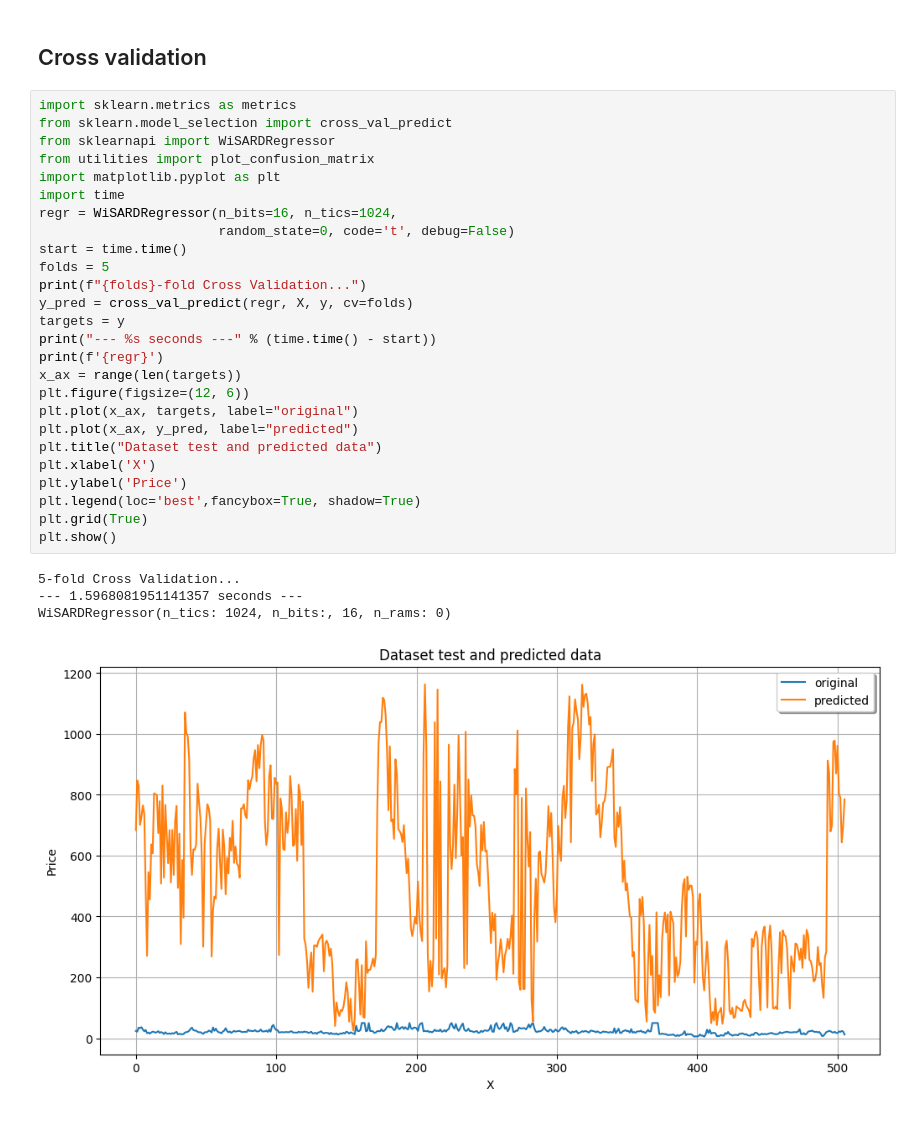
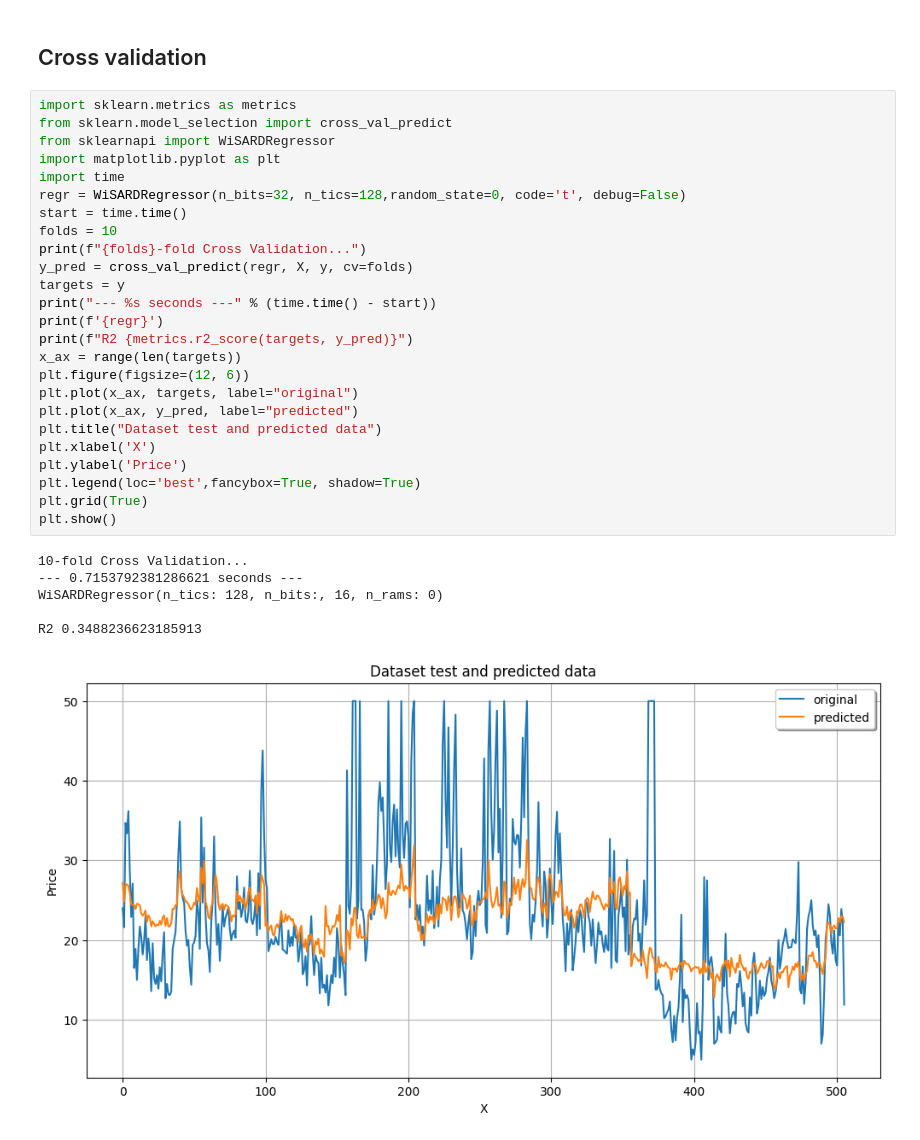
Before and after one commit to giordamaug/WisardLib4Python, a Jupyter notebook: test_regressor.ipynb, the cells around one changed output. Saved outputs shown, nothing was run; the diff lists cells and outputs as text.

```diff
--- a/test_regressor.ipynb
+++ b/test_regressor.ipynb
@@ -52,31 +36,32 @@ array([24. , 21.6, 34.7, 33.4, 36.2, 28.7, 22.9, 27.1, 16.5, 18.9, 15. ,
 # %%
 import sklearn.metrics as metrics
 from sklearn.model_selection import cross_val_predict
 from sklearnapi import WiSARDRegressor
-from utilities import plot_confusion_matrix
 import matplotlib.pyplot as plt
 import time
-regr = WiSARDRegressor(n_bits=16, n_tics=1024,
-                       random_state=0, code='t', debug=False)
+regr = WiSARDRegressor(n_bits=32, n_tics=128,random_state=0, code='t', debug=False)
 start = time.time()
-folds = 5
+folds = 10
 print(f"{folds}-fold Cross Validation...")
 y_pred = cross_val_predict(regr, X, y, cv=folds)
 targets = y
 print("--- %s seconds ---" % (time.time() - start))
 print(f'{regr}')
+print(f"R2 {metrics.r2_score(targets, y_pred)}")
 x_ax = range(len(targets))
 plt.figure(figsize=(12, 6))
 plt.plot(x_ax, targets, label="original")
 plt.plot(x_ax, y_pred, label="predicted")
 plt.title("Dataset test and predicted data")
 plt.xlabel('X')
 plt.ylabel('Price')
 plt.legend(loc='best',fancybox=True, shadow=True)
 plt.grid(True)
 plt.show()
 # %% [output]
-5-fold Cross Validation...
---- 1.5968081951141357 seconds ---
-WiSARDRegressor(n_tics: 1024, n_bits:, 16, n_rams: 0)
+10-fold Cross Validation...
+--- 0.7153792381286621 seconds ---
+WiSARDRegressor(n_tics: 128, n_bits:, 16, n_rams: 0)
+
+R2 0.3488236623185913
-[figure, old version]
+[figure, new version]
```
Also changed, not shown: parts of 4 cells of this notebook, 8 other files.
